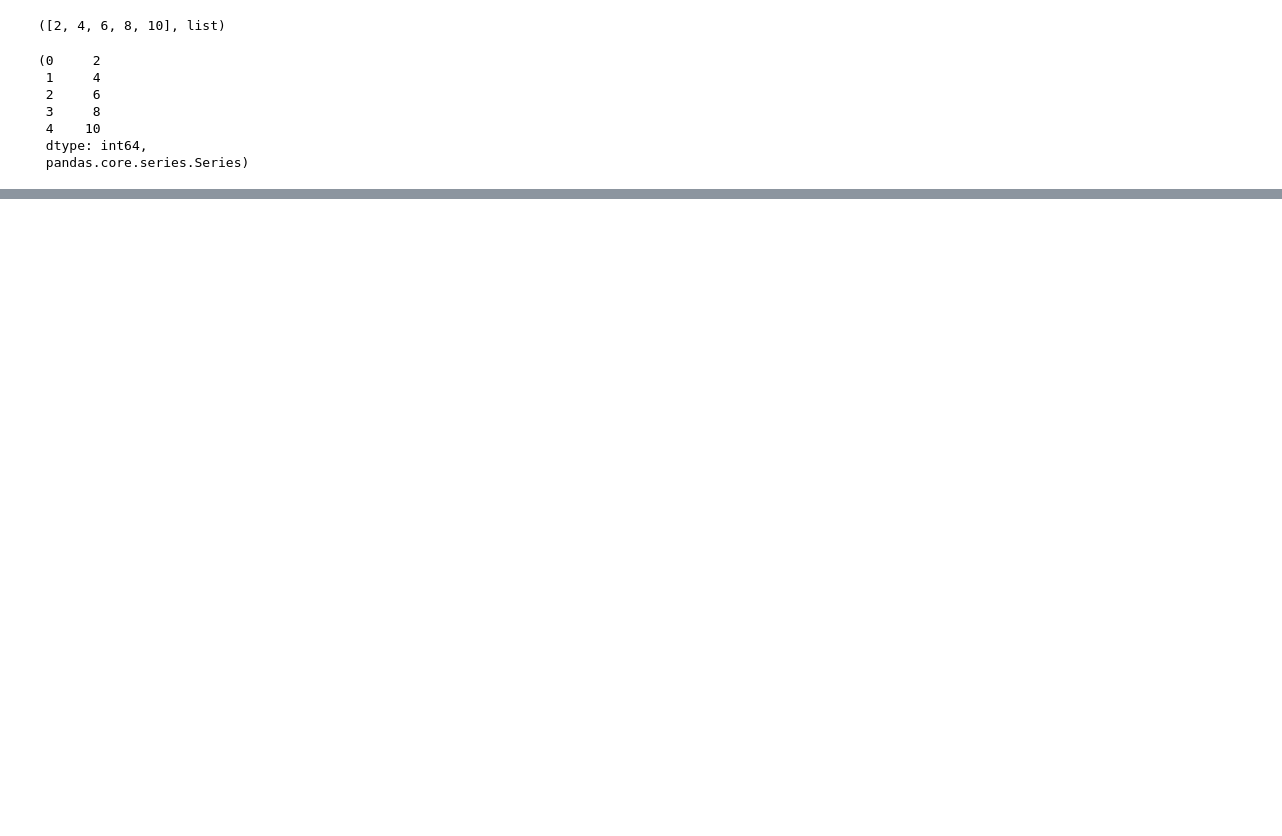
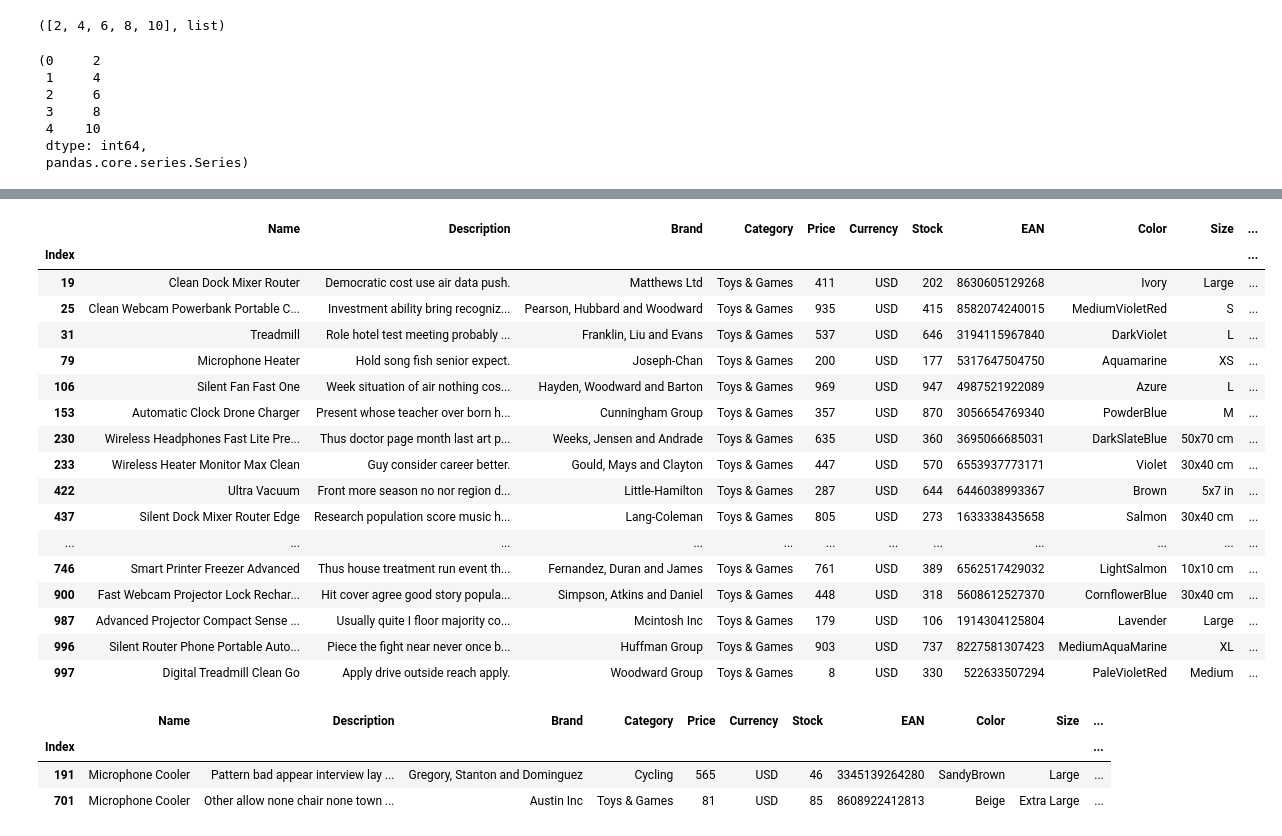
Before and after one commit to damiangonzaleznaval2im21-hash/Notebooks, a Jupyter notebook: CuadernoCursoAnalisisDatos.ipynb, the cells around one changed output, grey strips where cells are left out. Drawn from its saved outputs; the diff is of its cells as text; code cells hidden in the pictures; blank space fills up the shorter version.

```diff
--- a/CuadernoCursoAnalisisDatos.ipynb
+++ b/CuadernoCursoAnalisisDatos.ipynb
@@ -37,0 +51,3 @@ np.int64(8)
+# %%
+productsdf = pd.read_csv("products-1000.csv",index_col=0)
+productsdf
@@ -37,0 +129,29 @@ np.int64(8)
+# %%
+#Filtro por condiciones
+productsdf[(productsdf["Category"]=="Toys & Games")&(productsdf["Price"]<1000)]
+# %% [output]
+|  | Name | Description | Brand | Category | Price | Currency | Stock | EAN | Color | Size | ... |
+| Index |  |  |  |  |  |  |  |  |  |  | ... |
+| 19 | Clean Dock Mixer Router | Democratic cost use air data push. | Matthews Ltd | Toys & Games | 411 | USD | 202 | 8630605129268 | Ivory | Large | ... |
+| 25 | Clean Webcam Powerbank Portable C... | Investment ability bring recogniz... | Pearson, Hubbard and Woodward | Toys & Games | 935 | USD | 415 | 8582074240015 | MediumVioletRed | S | ... |
+| 31 | Treadmill | Role hotel test meeting probably ... | Franklin, Liu and Evans | Toys & Games | 537 | USD | 646 | 3194115967840 | DarkViolet | L | ... |
+| 79 | Microphone Heater | Hold song fish senior expect. | Joseph-Chan | Toys & Games | 200 | USD | 177 | 5317647504750 | Aquamarine | XS | ... |
+| 106 | Silent Fan Fast One | Week situation of air nothing cos... | Hayden, Woodward and Barton | Toys & Games | 969 | USD | 947 | 4987521922089 | Azure | L | ... |
+| 153 | Automatic Clock Drone Charger | Present whose teacher over born h... | Cunningham Group | Toys & Games | 357 | USD | 870 | 3056654769340 | PowderBlue | M | ... |
+| 230 | Wireless Headphones Fast Lite Pre... | Thus doctor page month last art p... | Weeks, Jensen and Andrade | Toys & Games | 635 | USD | 360 | 3695066685031 | DarkSlateBlue | 50x70 cm | ... |
+| 233 | Wireless Heater Monitor Max Clean | Guy consider career better. | Gould, Mays and Clayton | Toys & Games | 447 | USD | 570 | 6553937773171 | Violet | 30x40 cm | ... |
+| 422 | Ultra Vacuum | Front more season no nor region d... | Little-Hamilton | Toys & Games | 287 | USD | 644 | 6446038993367 | Brown | 5x7 in | ... |
+| 437 | Silent Dock Mixer Router Edge | Research population score music h... | Lang-Coleman | Toys & Games | 805 | USD | 273 | 1633338435658 | Salmon | 30x40 cm | ... |
+| ... | ... | ... | ... | ... | ... | ... | ... | ... | ... | ... | ... |
+| 746 | Smart Printer Freezer Advanced | Thus house treatment run event th... | Fernandez, Duran and James | Toys & Games | 761 | USD | 389 | 6562517429032 | LightSalmon | 10x10 cm | ... |
+| 900 | Fast Webcam Projector Lock Rechar... | Hit cover agree good story popula... | Simpson, Atkins and Daniel | Toys & Games | 448 | USD | 318 | 5608612527370 | CornflowerBlue | 30x40 cm | ... |
+| 987 | Advanced Projector Compact Sense ... | Usually quite I floor majority co... | Mcintosh Inc | Toys & Games | 179 | USD | 106 | 1914304125804 | Lavender | Large | ... |
+| 996 | Silent Router Phone Portable Auto... | Piece the fight near never once b... | Huffman Group | Toys & Games | 903 | USD | 737 | 8227581307423 | MediumAquaMarine | XL | ... |
+| 997 | Digital Treadmill Clean Go | Apply drive outside reach apply. | Woodward Group | Toys & Games | 8 | USD | 330 | 522633507294 | PaleVioletRed | Medium | ... |
+# %%
+productsdf.loc[productsdf["Name"]=="Microphone Cooler"]
+# %% [output]
+|  | Name | Description | Brand | Category | Price | Currency | Stock | EAN | Color | Size | ... |
+| Index |  |  |  |  |  |  |  |  |  |  | ... |
+| 191 | Microphone Cooler | Pattern bad appear interview lay ... | Gregory, Stanton and Dominguez | Cycling | 565 | USD | 46 | 3345139264280 | SandyBrown | Large | ... |
+| 701 | Microphone Cooler | Other allow none chair none town ... | Austin Inc | Toys & Games | 81 | USD | 85 | 8608922412813 | Beige | Extra Large | ... |
```
Also changed, not shown: parts of 20 cells of this notebook.
